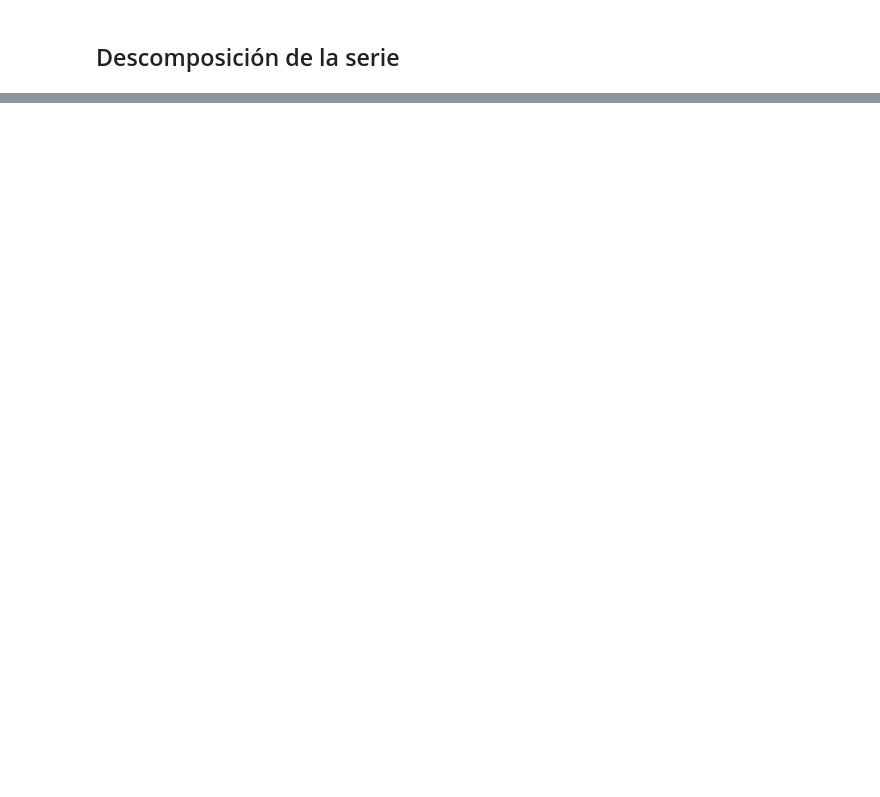
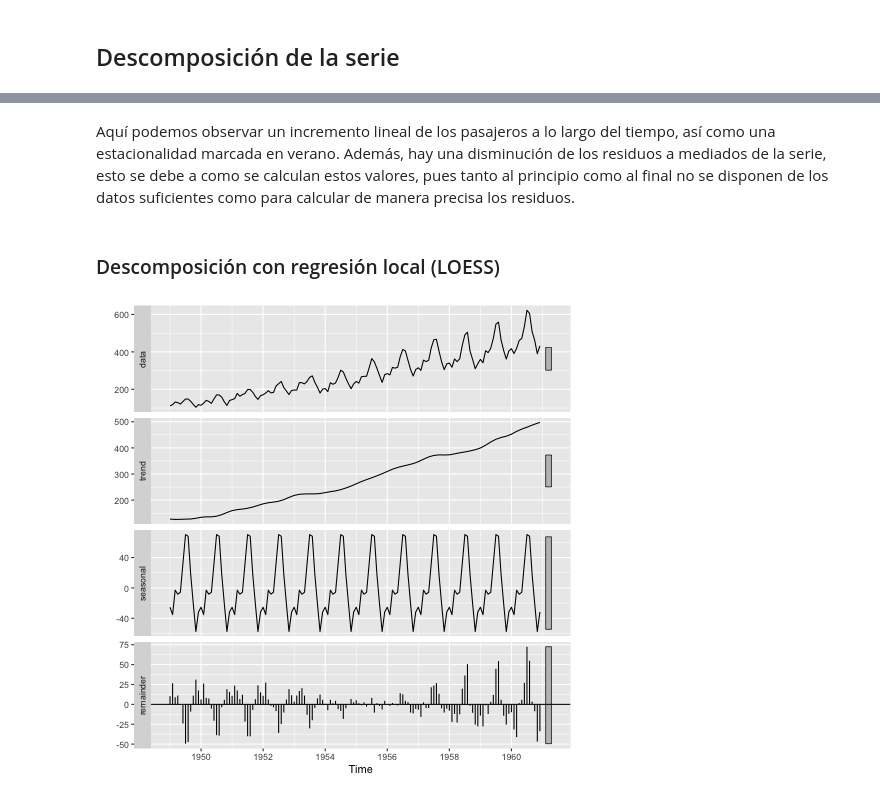
Before and after one commit to Arturo-Hernanz-CM/analisis_datos_modelo_series_temporales_pasajeros_avion, a Jupyter notebook: modelo_series.ipynb, the cells around one changed output, grey strips where cells are left out. Cells and saved outputs as stored; diff of their text form; code cells hidden in the pictures; blank space fills up the shorter version.

```diff
--- a/modelo_series.ipynb
+++ b/modelo_series.ipynb
@@ -148,0 +183,11 @@ ggAcf(ts_TMED)
+# %% [markdown]
+Aquí podemos observar un incremento lineal de los pasajeros a lo largo del tiempo, así como una estacionalidad marcada en verano.
+Además, hay una disminución de los residuos a mediados de la serie, esto se debe a como se calculan estos valores, pues tanto al principio como al final no se disponen de los datos suficientes como para calcular de manera precisa los residuos.
+# %% [markdown]
+### Descomposición con regresión local (LOESS)
+# %%
+%%R
+ts_TMED_stl <- stl(ts_TMED, s.window = "periodic")
+autoplot(ts_TMED_stl)
+# %% [output]
+[figure, added]
```
Also changed, not shown: parts of 16 cells of this notebook.
